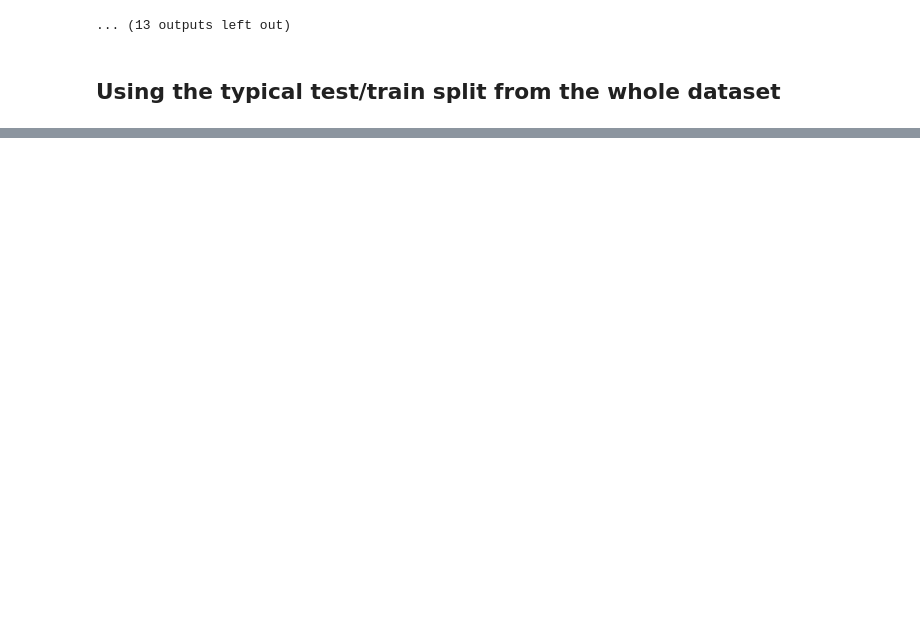
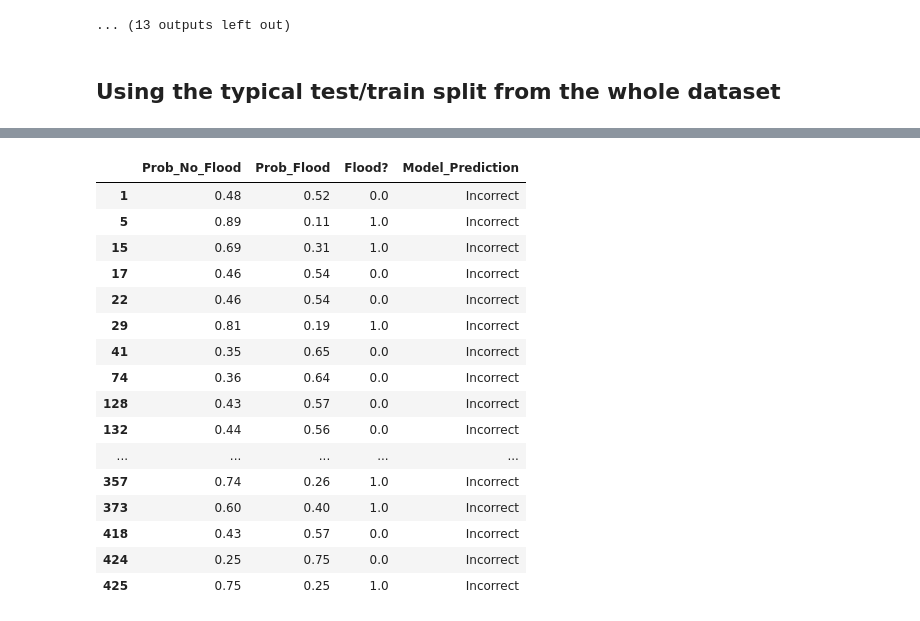
Before and after one commit to Meteorcane13/FFW_study, a Jupyter notebook: NAM.ipynb, the cells around one changed output, grey strips where cells are left out. Drawn from its saved outputs; the diff is of its cells as text; code cells hidden in the pictures; blank space fills up the shorter version.

```diff
--- a/NAM.ipynb
+++ b/NAM.ipynb
@@ -381,0 +540,76 @@ These are the probablities for the predictions the model got incorrect
+# %%
+THERMO = ['MUCAPE', 'DCAPE', '7-5LR', 'LCL','PW', 'MeanRH','DD', 'WC', 'SfcTd', 'SfcT']
+
+KIN = ['0-6km Shear Dir', '0-6km Shear Mag', 'C Dn Dir',
+       'C Dn Mag', 'C Up Dir', 'C Up Mag', 'SM Dir','SM Mag',
+       'MW Dir','MW Mag', '4-6km dir',
+       '4-6km mag']
+
+for csv in glob.glob('*rap.csv'):
+    site_name = csv[:4]
+    df = pd.read_csv(csv)
+    df[df['Year'] >= 2014]
+    if site_name == 'KBCE': # 3 Basins too stringent
+        df.loc[(df['Basins'] == 2), 'Result'] = 1
+    if '4HV' or 'SGU' in site_name: #Just not enough days with 2 Basins
+        df.loc[(df['Basins'] == 1), 'Result'] = 1
+    df.dropna(subset=KIN + THERMO + ['Result'], inplace=True)
+    predictors = df[THERMO + KIN]
+
+    result = df['Result']
+
+    xtrain, xtest, ytrain, ytest = train_test_split(predictors,
+                                                    result,
+                                                    test_size= 0.30)
+    #xtest['random'] = np.random.random(size=len(xtest))
+    #xtrain['random'] = np.random.random(size=len(xtrain))
+    #Hyperparameters based on tuning
+    clf = ens.RandomForestClassifier(n_estimators=2000, max_depth=15, min_samples_leaf=4,
+                                     min_samples_split=4,oob_score=True,
+                                     class_weight='balanced')
+    clf.fit(xtrain, ytrain)
+    filename='RAP_model{}'.format(site_name)
+
+    pickle.dump(clf, open(filename, 'wb'))
+
+    y_pred = clf.predict(xtest)
+    accuracy = metrics.accuracy_score(ytest, y_pred)
+    internal_score = 1 - clf.oob_score_
+    yprob = clf.predict_proba(xtest)[0:, 1]
+    brier_score = metrics.brier_score_loss(ytest, yprob)
+    auc = metrics.roc_auc_score(ytest, yprob)
+    feature_imp = pd.Series(clf.feature_importances_,
+                            index=xtest.columns).sort_values(ascending=False)
+    #feature_imp = permutation_importances(clf, xtrain, ytrain, oob_classifier_accuracy)
+    cm = metrics.confusion_matrix(ytest, y_pred)
+    index_names = ['No Flooding Observed', 'Flooding Observed']
+    col_names = ['No Flooding Forecast', 'Flooding Forecast']
+    cm_df = pd.DataFrame(cm, columns =col_names, index=index_names)
+    ck = kappa(ytest, y_pred)
+    print (site_name, 'Accuracy = {:3.2f}, '.format(accuracy) +
+           ' Brier Score {:3.2f}, '.format(brier_score) +
+           'Out of bag error score {:3.2f}, '.format(internal_score) +
+           'AUC = {:3.2f}, '.format(auc) +
+           'Cohen\'s Kappa {:3.2f}'.format(ck))
+    display(cm_df.head())
+    importance_plot(xtest, feature_imp, site_name)
+    boxplot(df, feature_imp, site_name)
+    print '-' * 45 + '\n'
+    flood = np.round(clf.predict_proba(xtest[:]), 2)
+    prob_df = pd.DataFrame(flood, columns=['Prob_No_Flood', 'Prob_Flood'])
+    result_df = ytest.reset_index()
+    prob_df['Flood?'] = result_df['Result']
+    prob_df.loc[(prob_df['Prob_No_Flood'] > 0.5) &
+                (prob_df['Flood?'] == 1), 'Model_Prediction'] = 'Incorrect'
+    prob_df.loc[(prob_df['Prob_Flood'] > 0.5) &
+                (prob_df['Flood?'] == 0), 'Model_Prediction'] = 'Incorrect'
+    prob_df.loc[(prob_df['Prob_No_Flood'] > 0.5) &
+                (prob_df['Flood?'] == 0), 'Model_Prediction'] = 'Correct'
+    prob_df.loc[(prob_df['Prob_Flood'] > 0.5) &
+                (prob_df['Flood?'] == 1), 'Model_Prediction'] = 'Correct'
+    prob_df.loc[(prob_df['Prob_Flood'] == 0.5), 'Model_Prediction'] = 'Tie'
+
+    print 'These are the probablities for the predictions the model got incorrect'
+    display(prob_df[prob_df['Model_Prediction'] == 'Incorrect'])
+    print '-' * 45 + '\n'
+# %% [output]
@@ -381,0 +623,17 @@ These are the probablities for the predictions the model got incorrect
+|  | Prob_No_Flood | Prob_Flood | Flood? | Model_Prediction |
+| 1 | 0.48 | 0.52 | 0.0 | Incorrect |
+| 5 | 0.89 | 0.11 | 1.0 | Incorrect |
+| 15 | 0.69 | 0.31 | 1.0 | Incorrect |
+| 17 | 0.46 | 0.54 | 0.0 | Incorrect |
+| 22 | 0.46 | 0.54 | 0.0 | Incorrect |
+| 29 | 0.81 | 0.19 | 1.0 | Incorrect |
+| 41 | 0.35 | 0.65 | 0.0 | Incorrect |
+| 74 | 0.36 | 0.64 | 0.0 | Incorrect |
+| 128 | 0.43 | 0.57 | 0.0 | Incorrect |
+| 132 | 0.44 | 0.56 | 0.0 | Incorrect |
+| ... | ... | ... | ... | ... |
+| 357 | 0.74 | 0.26 | 1.0 | Incorrect |
+| 373 | 0.60 | 0.40 | 1.0 | Incorrect |
+| 418 | 0.43 | 0.57 | 0.0 | Incorrect |
+| 424 | 0.25 | 0.75 | 0.0 | Incorrect |
+| 425 | 0.75 | 0.25 | 1.0 | Incorrect |
```
Also changed, not shown: parts of 8 cells of this notebook.
